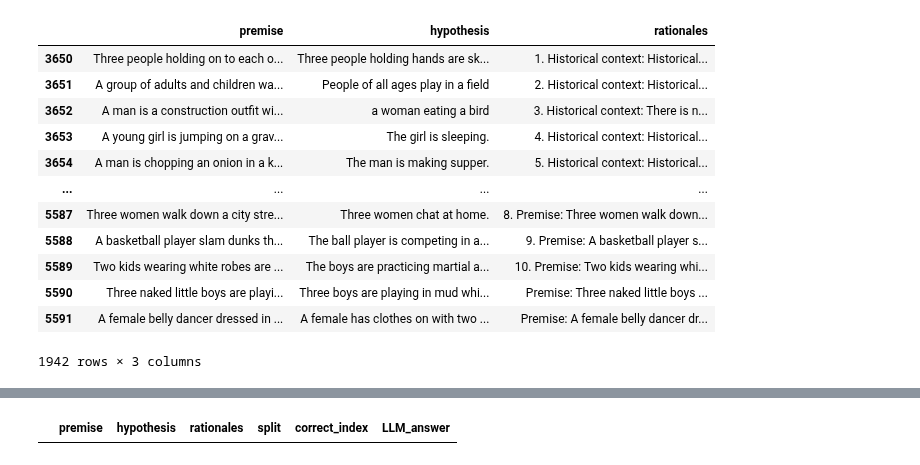
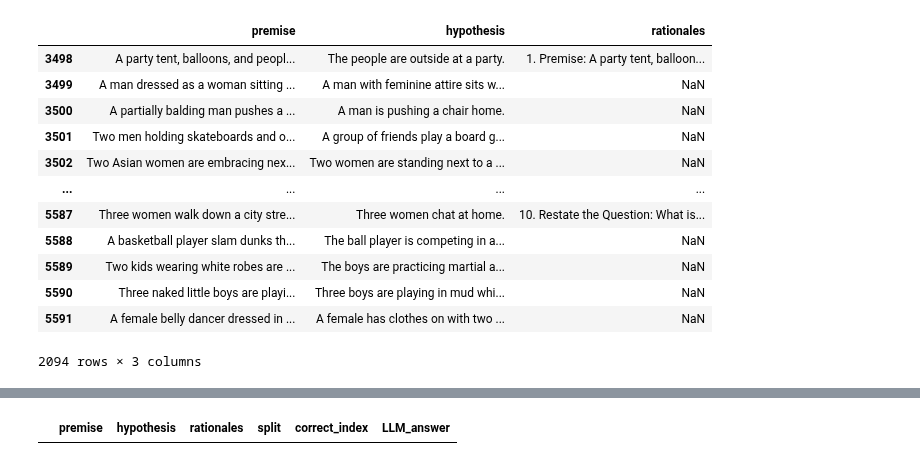
Before and after one commit to huypham1103/distilling-step-by-step, a Jupyter notebook: [API] dataset/handle.ipynb, the cells around one changed output, grey strips where cells are left out. Saved outputs shown, nothing was run; the diff lists cells and outputs as text; code cells hidden in the pictures.

```diff
--- a/[API] dataset/handle.ipynb
+++ b/[API] dataset/handle.ipynb
@@ -21,20 +20,20 @@ csv_1
 # %%
-csv_2 = pd.read_csv('Historical2.csv', index_col=0, sep='|')
+csv_2 = pd.read_csv('Contructure2.csv', index_col=0, sep='|')
 csv_2
 # %% [output]
 |  | premise | hypothesis | rationales |
-| 3650 | Three people holding on to each o... | Three people holding hands are sk... | 1. Historical context: Historical... |
-| 3651 | A group of adults and children wa... | People of all ages play in a field | 2. Historical context: Historical... |
-| 3652 | A man is a construction outfit wi... | a woman eating a bird | 3. Historical context: There is n... |
-| 3653 | A young girl is jumping on a grav... | The girl is sleeping. | 4. Historical context: Historical... |
-| 3654 | A man is chopping an onion in a k... | The man is making supper. | 5. Historical context: Historical... |
+| 3498 | A party tent, balloons, and peopl... | The people are outside at a party. | 1. Premise: A party tent, balloon... |
+| 3499 | A man dressed as a woman sitting ... | A man with feminine attire sits w... | NaN |
+| 3500 | A partially balding man pushes a ... | A man is pushing a chair home. | NaN |
+| 3501 | Two men holding skateboards and o... | A group of friends play a board g... | NaN |
+| 3502 | Two Asian women are embracing nex... | Two women are standing next to a ... | NaN |
 | ... | ... | ... | ... |
-| 5587 | Three women walk down a city stre... | Three women chat at home. | 8. Premise: Three women walk down... |
-| 5588 | A basketball player slam dunks th... | The ball player is competing in a... | 9. Premise: A basketball player s... |
-| 5589 | Two kids wearing white robes are ... | The boys are practicing martial a... | 10. Premise: Two kids wearing whi... |
-| 5590 | Three naked little boys are playi... | Three boys are playing in mud whi... | Premise: Three naked little boys ... |
-| 5591 | A female belly dancer dressed in ... | A female has clothes on with two ... | Premise: A female belly dancer dr... |
+| 5587 | Three women walk down a city stre... | Three women chat at home. | 10. Restate the Question: What is... |
+| 5588 | A basketball player slam dunks th... | The ball player is competing in a... | NaN |
+| 5589 | Two kids wearing white robes are ... | The boys are practicing martial a... | NaN |
+| 5590 | Three naked little boys are playi... | Three boys are playing in mud whi... | NaN |
+| 5591 | A female belly dancer dressed in ... | A female has clothes on with two ... | NaN |
-1942 rows × 3 columns
+2094 rows × 3 columns
 # %%
 csv_1 = pd.concat([csv_1, csv_2])
 csv_1
```
Also changed, not shown: parts of 11 cells of this notebook, 3 other files.
